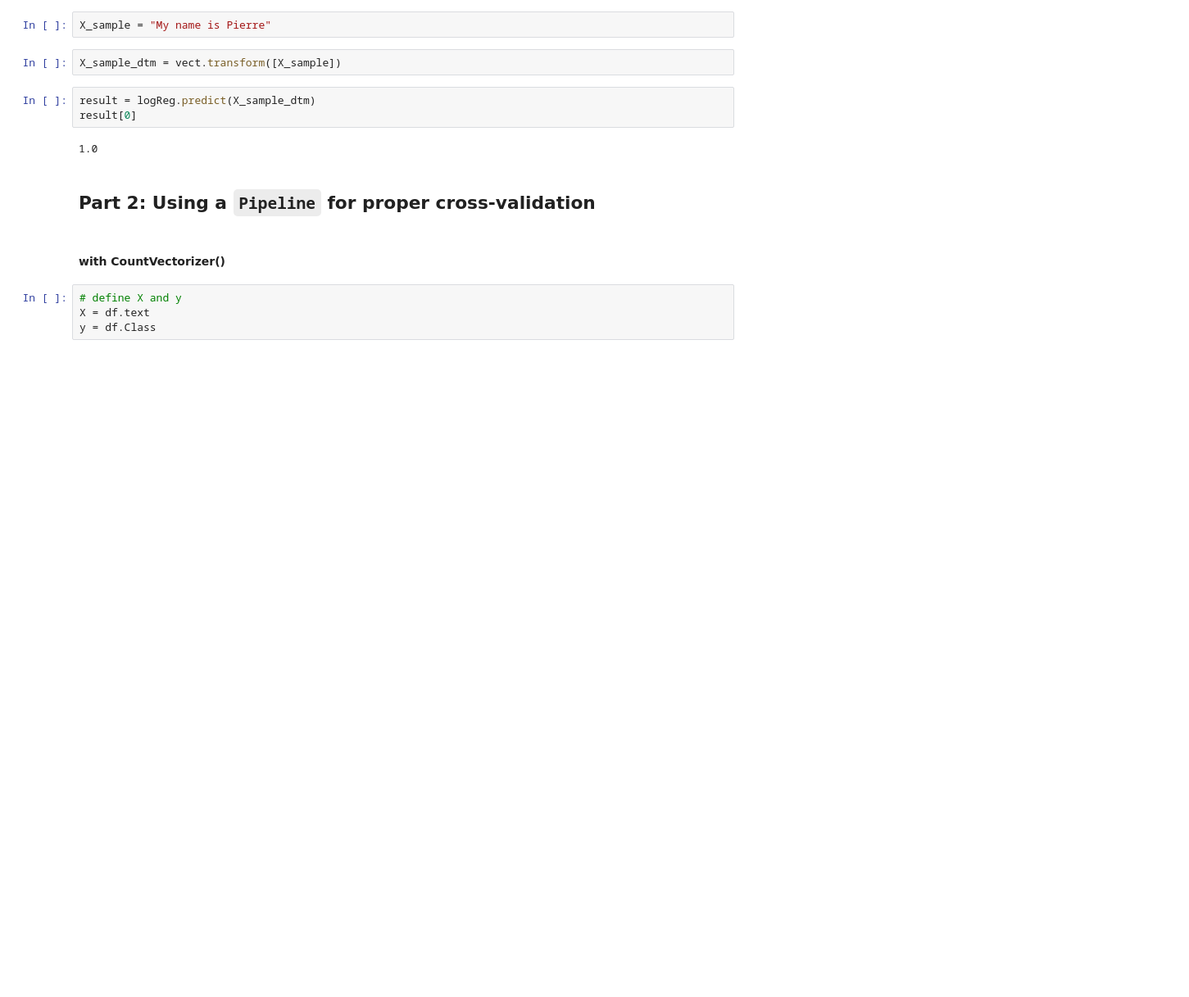
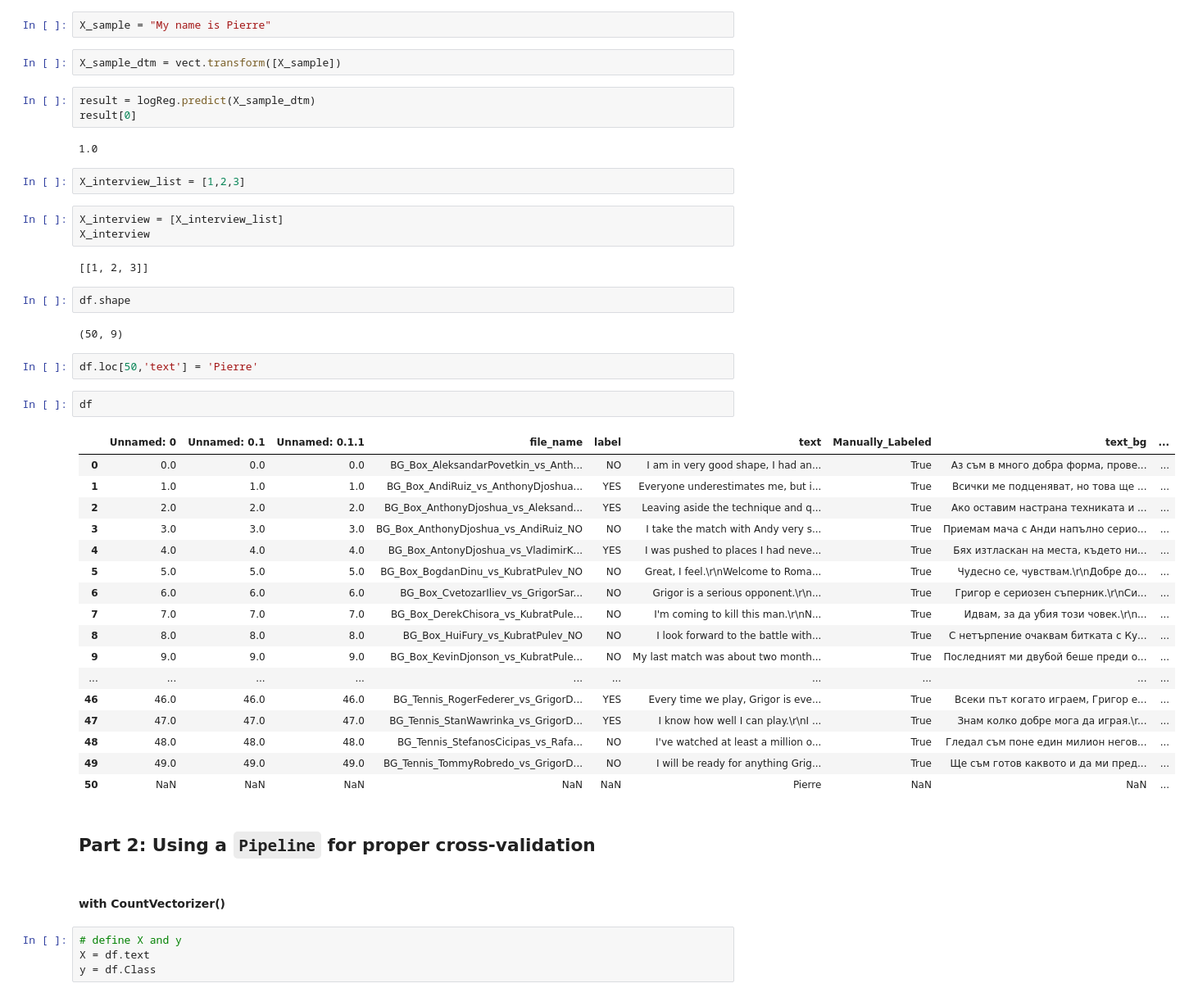
Before and after one commit to IAbeteEtMechante/Prediction_of_tennis_results, a Jupyter notebook: 6_Whole_text_pipeline_according_to_our_course.ipynb, the cells around one changed output. Shown at 82% size. Drawn from its saved outputs; the diff is of its cells as text; blank space fills up the shorter version.

```diff
--- a/6_Whole_text_pipeline_according_to_our_course.ipynb
+++ b/6_Whole_text_pipeline_according_to_our_course.ipynb
@@ -80,6 +80,39 @@ result = logReg.predict(X_sample_dtm)
 result[0]
 # %% [output]
 1.0
+# %%
+X_interview_list = [1,2,3]
+# %%
+X_interview = [X_interview_list]
+X_interview
+# %% [output]
+[[1, 2, 3]]
+# %%
+df.shape
+# %% [output]
+(50, 9)
+# %%
+df.loc[50,'text'] = 'Pierre'
+# %%
+df
+# %% [output]
+|  | Unnamed: 0 | Unnamed: 0.1 | Unnamed: 0.1.1 | file_name | label | text | Manually_Labeled | text_bg | ... |
+| 0 | 0.0 | 0.0 | 0.0 | BG_Box_AleksandarPovetkin_vs_Anth... | NO | I am in very good shape, I had an... | True | Аз съм в много добра форма, прове... | ... |
+| 1 | 1.0 | 1.0 | 1.0 | BG_Box_AndiRuiz_vs_AnthonyDjoshua... | YES | Everyone underestimates me, but i... | True | Всички ме подценяват, но това ще ... | ... |
+| 2 | 2.0 | 2.0 | 2.0 | BG_Box_AnthonyDjoshua_vs_Aleksand... | YES | Leaving aside the technique and q... | True | Ако оставим настрана техниката и ... | ... |
+| 3 | 3.0 | 3.0 | 3.0 | BG_Box_AnthonyDjoshua_vs_AndiRuiz_NO | NO | I take the match with Andy very s... | True | Приемам мача с Анди напълно серио... | ... |
+| 4 | 4.0 | 4.0 | 4.0 | BG_Box_AntonyDjoshua_vs_VladimirK... | YES | I was pushed to places I had neve... | True | Бях изтласкан на места, където ни... | ... |
+| 5 | 5.0 | 5.0 | 5.0 | BG_Box_BogdanDinu_vs_KubratPulev_NO | NO | Great, I feel.\r\nWelcome to Roma... | True | Чудесно се, чувствам.\r\nДобре до... | ... |
+| 6 | 6.0 | 6.0 | 6.0 | BG_Box_CvetozarIliev_vs_GrigorSar... | NO | Grigor is a serious opponent.\r\n... | True | Григор е сериозен съперник.\r\nСи... | ... |
+| 7 | 7.0 | 7.0 | 7.0 | BG_Box_DerekChisora_vs_KubratPule... | NO | I'm coming to kill this man.\r\nN... | True | Идвам, за да убия този човек.\r\n... | ... |
+| 8 | 8.0 | 8.0 | 8.0 | BG_Box_HuiFury_vs_KubratPulev_NO | NO | I look forward to the battle with... | True | С нетърпение очаквам битката с Ку... | ... |
+| 9 | 9.0 | 9.0 | 9.0 | BG_Box_KevinDjonson_vs_KubratPule... | NO | My last match was about two month... | True | Последният ми двубой беше преди о... | ... |
+| ... | ... | ... | ... | ... | ... | ... | ... | ... | ... |
+| 46 | 46.0 | 46.0 | 46.0 | BG_Tennis_RogerFederer_vs_GrigorD... | YES | Every time we play, Grigor is eve... | True | Всеки път когато играем, Григор е... | ... |
+| 47 | 47.0 | 47.0 | 47.0 | BG_Tennis_StanWawrinka_vs_GrigorD... | YES | I know how well I can play.\r\nI ... | True | Знам колко добре мога да играя.\r... | ... |
+| 48 | 48.0 | 48.0 | 48.0 | BG_Tennis_StefanosCicipas_vs_Rafa... | NO | I've watched at least a million o... | True | Гледал съм поне един милион негов... | ... |
+| 49 | 49.0 | 49.0 | 49.0 | BG_Tennis_TommyRobredo_vs_GrigorD... | NO | I will be ready for anything Grig... | True | Ще съм готов каквото и да ми пред... | ... |
+| 50 | NaN | NaN | NaN | NaN | NaN | Pierre | NaN | NaN | ... |
 # %% [markdown]
 ## Part 2: Using a `Pipeline` for proper cross-validation
 # %% [markdown]
```
Also changed, not shown: 2 other files.
